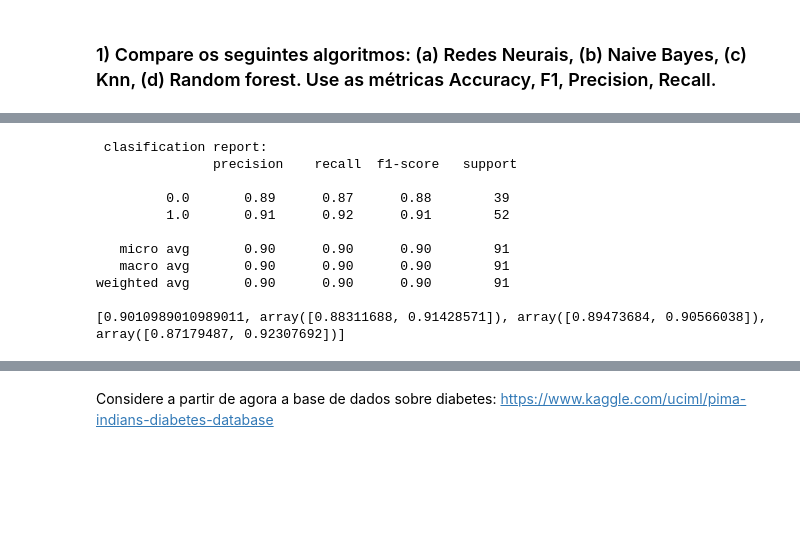
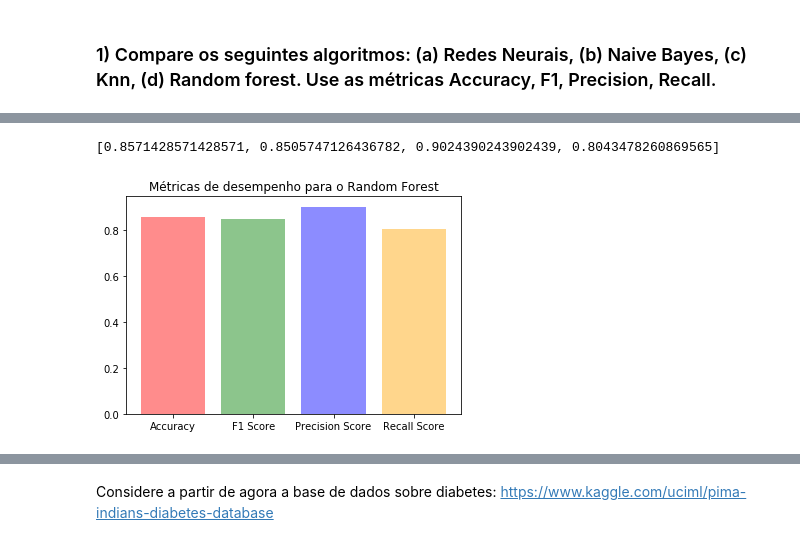
Before and after one commit to AlexandreBellas/classifiers-avaliation, a Jupyter notebook: Projeto 3.ipynb, the cells around one changed output, grey strips where cells are left out. Cells and saved outputs as stored; diff of their text form; code cells hidden in the pictures; blank space fills up the shorter version.

```diff
--- a/Projeto 3.ipynb
+++ b/Projeto 3.ipynb
@@ -89,26 +89,24 @@ def metricasRandomForest (X, Y, p=0.7) :
     clf.fit(train_x, train_y)
     pred_y = clf.predict(test_x)
     metricas_rf.append(accuracy_score(pred_y, test_y))
-    metricas_rf.append(f1_score(test_y, pred_y, average=None))
-    metricas_rf.append(precision_score(test_y, pred_y, average=None))
-    metricas_rf.append(recall_score(test_y, pred_y, average=None))
-    print('\n clasification report:\n', classification_report(test_y, pred_y))
+    metricas_rf.append(f1_score(test_y, pred_y, labels=None, pos_label="1.0", average="binary", sample_weight=None))
+    metricas_rf.append(precision_score(test_y, pred_y, labels=None, pos_label="1.0", average="binary", sample_weight=None))
+    metricas_rf.append(recall_score(test_y, pred_y, labels=None, pos_label="1.0", average="binary", sample_weight=None))
     return metricas_rf
 # %%
 metricas_rf = metricasRandomForest (X, Y, p=0.7)
 print(metricas_rf)
 # %% [output]
- clasification report:
-               precision    recall  f1-score   support
-
-         0.0       0.89      0.87      0.88        39
-         1.0       0.91      0.92      0.91        52
-
-   micro avg       0.90      0.90      0.90        91
-   macro avg       0.90      0.90      0.90        91
-weighted avg       0.90      0.90      0.90        91
-
-[0.9010989010989011, array([0.88311688, 0.91428571]), array([0.89473684, 0.90566038]), array([0.87179487, 0.92307692])]
+[0.8571428571428571, 0.8505747126436782, 0.9024390243902439, 0.8043478260869565]
+# %%
+cl = ['Accuracy','F1 Score', 'Precision Score','Recall Score']
+numbers = np.arange(0, len(cl))
+plt.bar(numbers, metricas_rf, alpha=.45, color=['red', 'green', 'blue', 'orange'])
+plt.xticks(numbers, cl)
+plt.title('Métricas de desempenho para o Random Forest')
+plt.show(True)
+# %% [output]
+[figure, added]
 # %%
 from sklearn.neural_network import MLPClassifier
 from sklearn.preprocessing import MinMaxScaler
```
Also changed, not shown: parts of 13 cells of this notebook.
